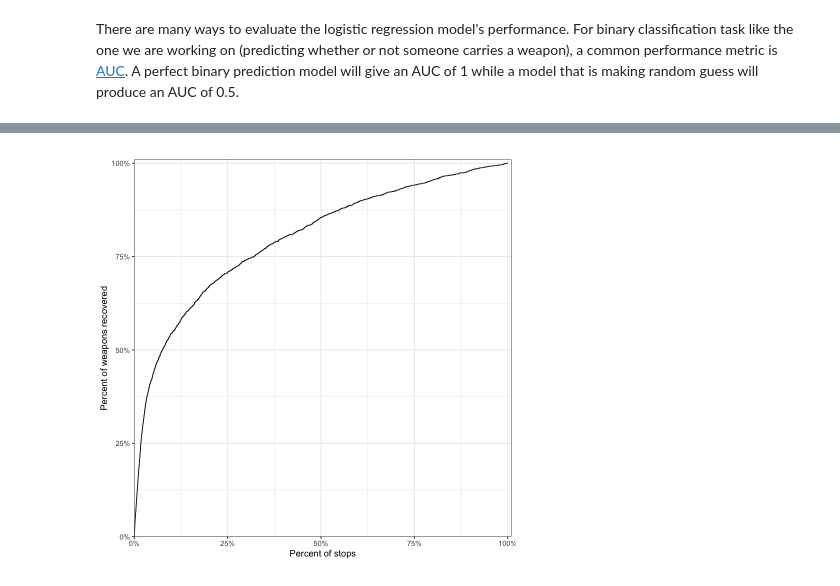
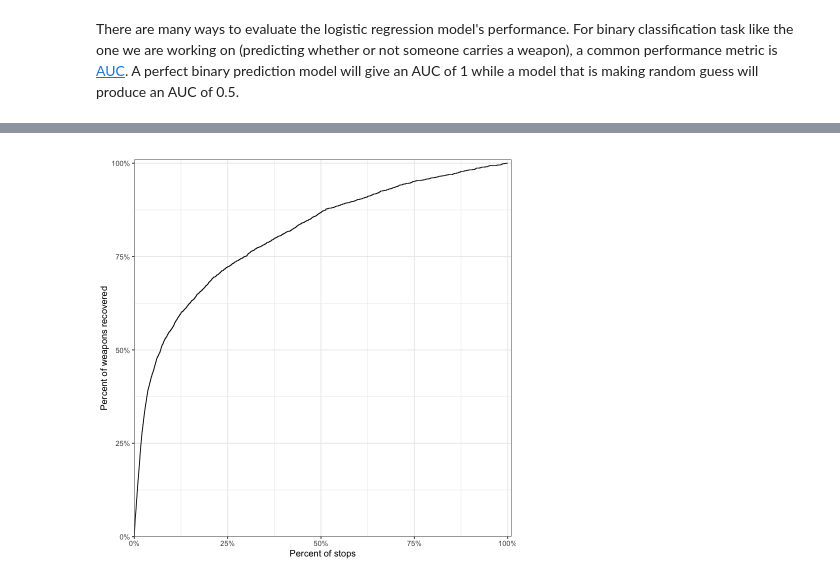
Before and after one commit to stanford-policylab/law-order-algo-2021, a Jupyter notebook: labs/week-3-reasonable_suspicion-answers.ipynb, the cells around one changed output, grey strips where cells are left out. Drawn from its saved outputs; the diff is of its cells as text; code cells hidden in the pictures.

```diff
--- a/labs/week-3-reasonable_suspicion-answers.ipynb
+++ b/labs/week-3-reasonable_suspicion-answers.ipynb
@@ -42,7 +61,8 @@ stops <- stops %>%
            ~ fct_lump(factor(.x), prop = 0.001)),
     # convert outcome into numeric
     across(all_of('found_weapon'), ~ if_else(.x == "TRUE", 1, 0)),
-    frisked = as.logical(frisked)
+    frisked = as.logical(frisked),
+    suspect_race = if_else(suspect_race == "white", "white", str_to_title(suspect_race))
   )
 
 head(stops)
@@ -122,9 +149,9 @@ To check the hit rate for CPW frisks, we shall first restrict our dataset to ind
 # %%
 # Your code here!
-# Create a data frame named stops_cpw with only cpw stops
+# Create a data frame named stops_cpw with only cpw stops as indicated by column suspected_crime
 # START solution
 
 stops_cpw <- stops %>%
-  filter(frisked, suspected_crime == "cpw")
+  filter(suspected_crime == "cpw")
 
 # END solution
@@ -352,15 +408,18 @@ ggplot(cdf_by_weapon_recovery_by_race, aes(x = p, y = cdf, color = suspect_race)
 # %%
-# - Percent weapons recovered by percent of stops
-stops_test_cpw %>%
+# Percent weapons recovered by percent of stops
+stops_vs_weapons_recovered <- stops_test_cpw %>%
   arrange(desc(found_weapon_pred)) %>%
   mutate(percent_outcome = cumsum(found_weapon)/sum(found_weapon),
          stops = 1:n() / n()) %>%
-  ggplot(aes(x = stops, y = percent_outcome)) +
+  select(stops, percent_outcome, found_weapon_pred)
+
+tradeoff_plot <- ggplot(stops_vs_weapons_recovered, aes(x = stops, y = percent_outcome)) +
   geom_line() +
   scale_x_continuous('Percent of stops', labels = scales::percent,
                      limits = c(0, 1), expand = expansion(mult = c(0, 0.01))) +
   scale_y_continuous('Percent of weapons recovered', labels = scales::percent,
                      limits = c(0, 1), expand = expansion(mult = c(0, 0.01))) +
   coord_equal()
+tradeoff_plot
 # %% [output]
-[figure, old version]
+[figure, new version]
```
Also changed, not shown: parts of 42 cells of this notebook, 3 other files.
